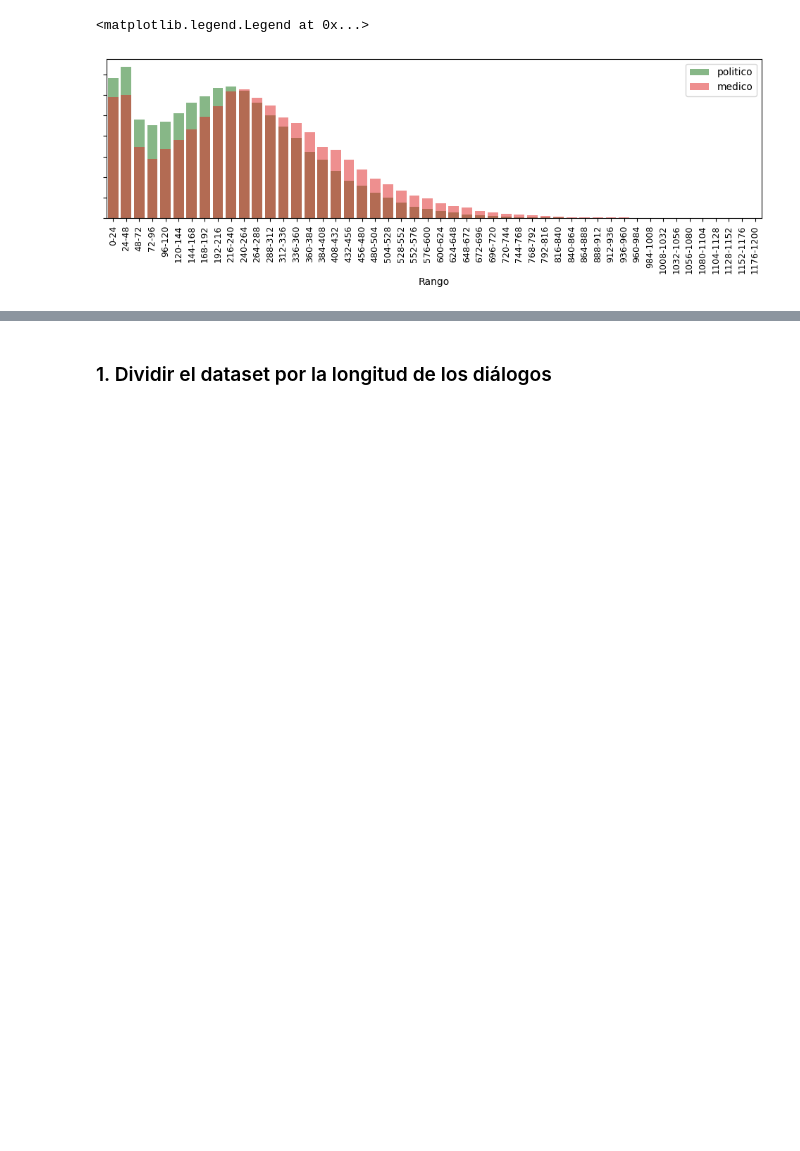
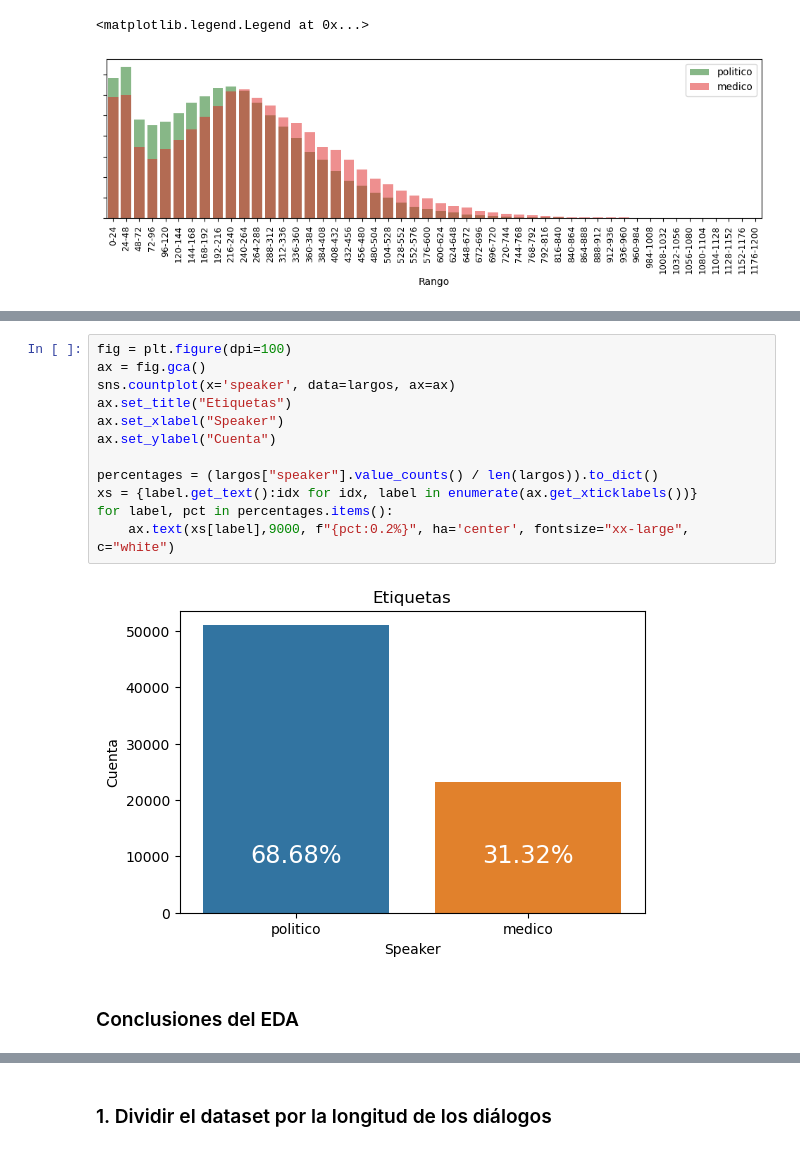
Before and after one commit to dchaconoca/bc-data-science, a Jupyter notebook: Machine learning/cf-ml-main/quien-esta-hablando/quien-esta-hablando-diana.ipynb, the cells around one changed output, grey strips where cells are left out. Drawn from its saved outputs; the diff is of its cells as text; blank space fills up the shorter version.

```diff
--- a/Machine learning/cf-ml-main/quien-esta-hablando/quien-esta-hablando-diana.ipynb
+++ b/Machine learning/cf-ml-main/quien-esta-hablando/quien-esta-hablando-diana.ipynb
@@ -112,0 +171,16 @@ ax.legend()
+# %%
+fig = plt.figure(dpi=100)
+ax = fig.gca()
+sns.countplot(x='speaker', data=largos, ax=ax)
+ax.set_title("Etiquetas")
+ax.set_xlabel("Speaker")
+ax.set_ylabel("Cuenta")
+
+percentages = (largos["speaker"].value_counts() / len(largos)).to_dict()
+xs = {label.get_text():idx for idx, label in enumerate(ax.get_xticklabels())}
+for label, pct in percentages.items():
+    ax.text(xs[label],9000, f"{pct:0.2%}", ha='center', fontsize="xx-large", c="white")
+# %% [output]
+[figure, added]
+# %% [markdown]
+### Conclusiones del EDA
```
Also changed, not shown: parts of 40 cells of this notebook, 1 other file.
